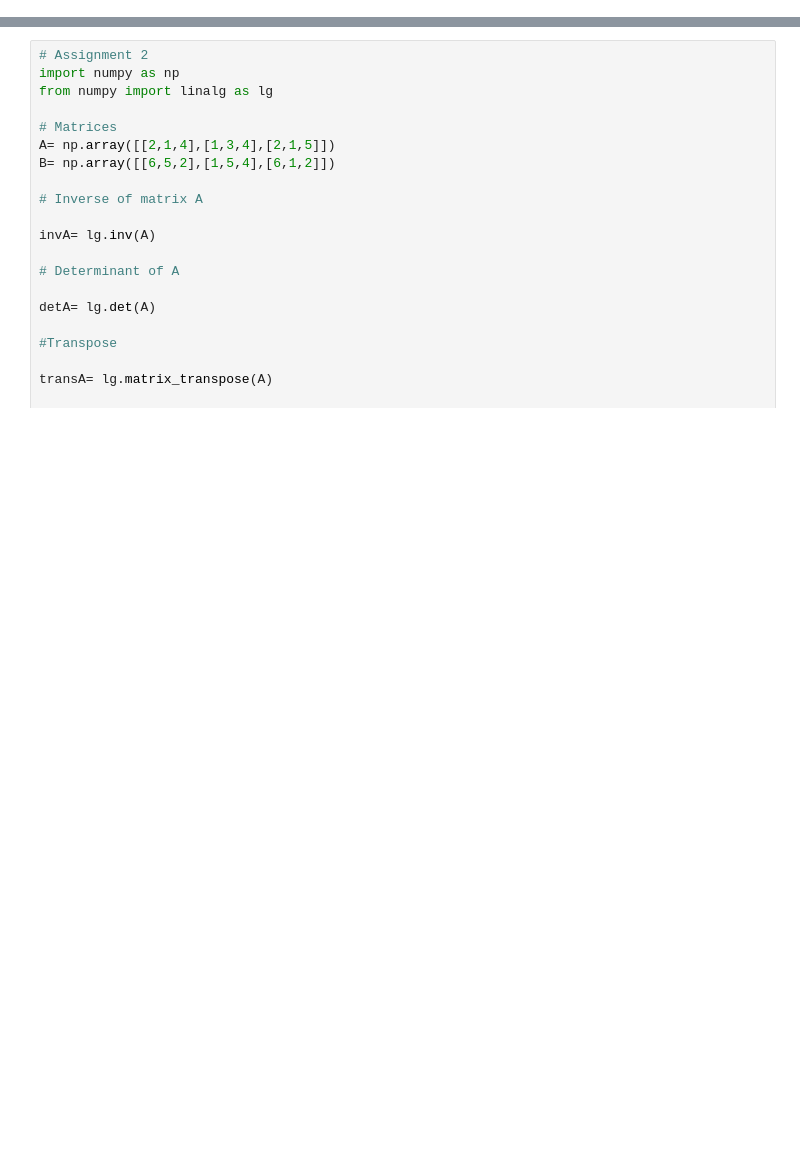
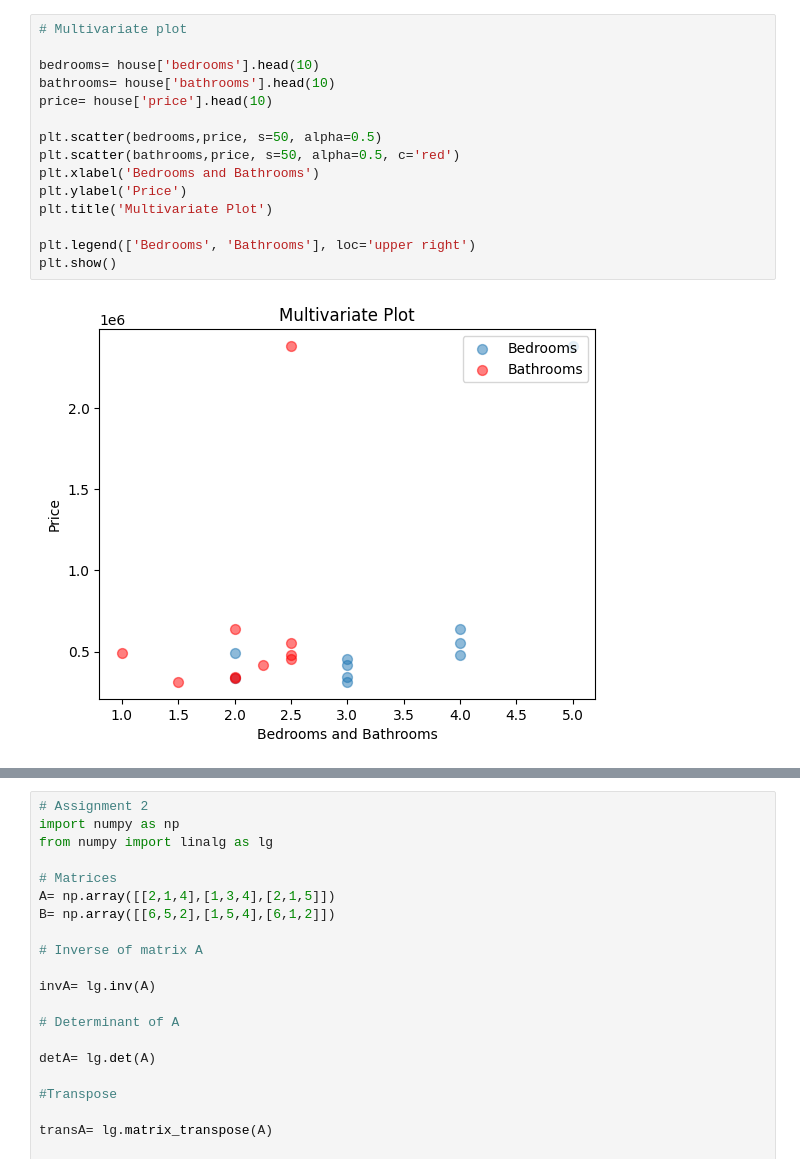
Before and after one commit to AliAtherAyyubi/Python-Libraries, a Jupyter notebook: Tutorials/task.ipynb, the cells around one changed output, grey strips where cells are left out. Cells and saved outputs as stored; diff of their text form; blank space fills up the shorter version.

```diff
--- a/Tutorials/task.ipynb
+++ b/Tutorials/task.ipynb
@@ -1,3 +69,20 @@
+# %%
+# Multivariate plot
+
+bedrooms= house['bedrooms'].head(10)
+bathrooms= house['bathrooms'].head(10)
+price= house['price'].head(10)
+
+plt.scatter(bedrooms,price, s=50, alpha=0.5)
+plt.scatter(bathrooms,price, s=50, alpha=0.5, c='red')
+plt.xlabel('Bedrooms and Bathrooms')
+plt.ylabel('Price')
+plt.title('Multivariate Plot')
+
+plt.legend(['Bedrooms', 'Bathrooms'], loc='upper right')
+plt.show()
+# %% [output]
+[figure, added]
 # %%
 # Assignment 1: #
 from numpy import random
```
Also changed, not shown: parts of 5 cells of this notebook, 3 other files.
